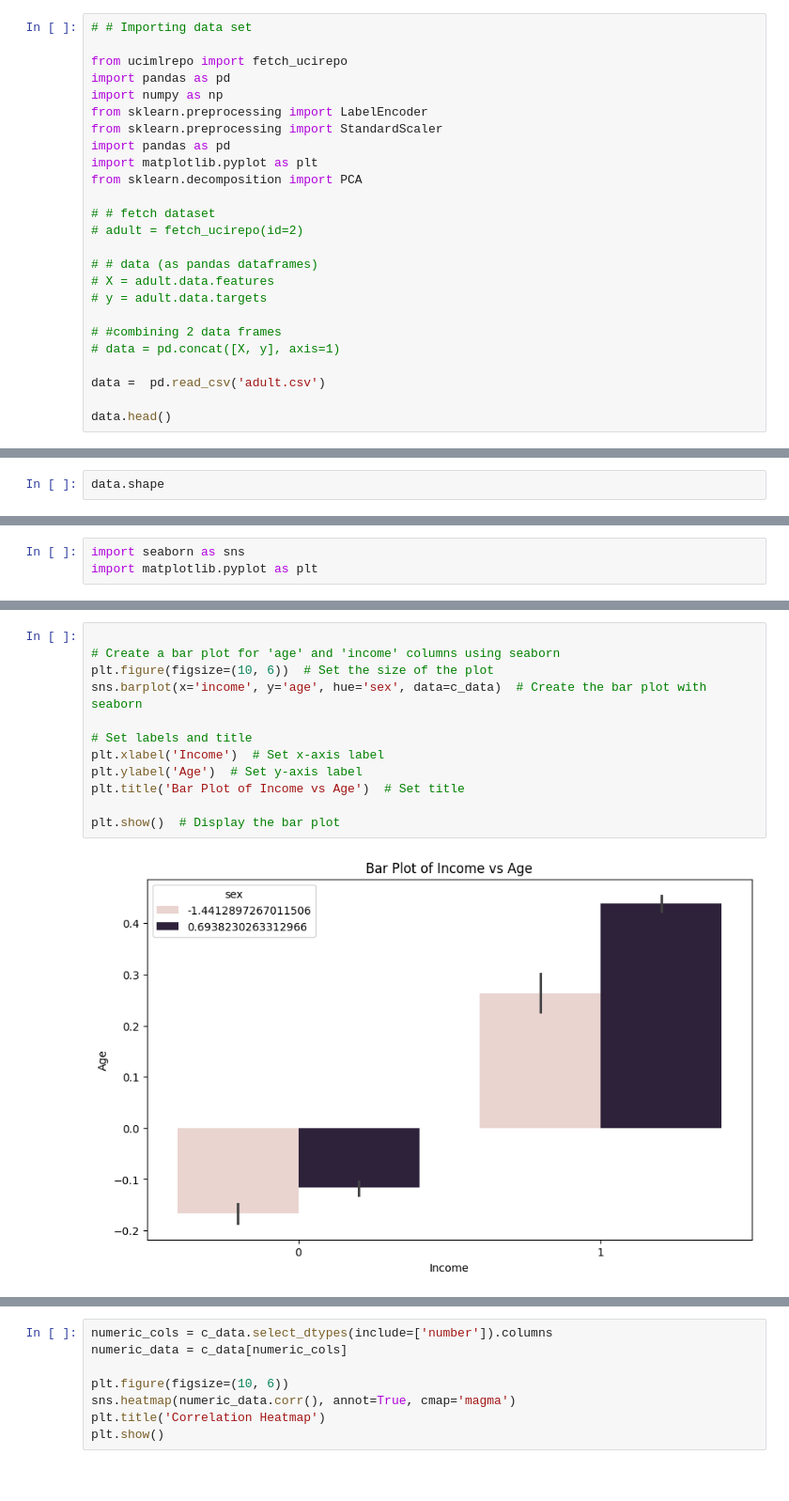
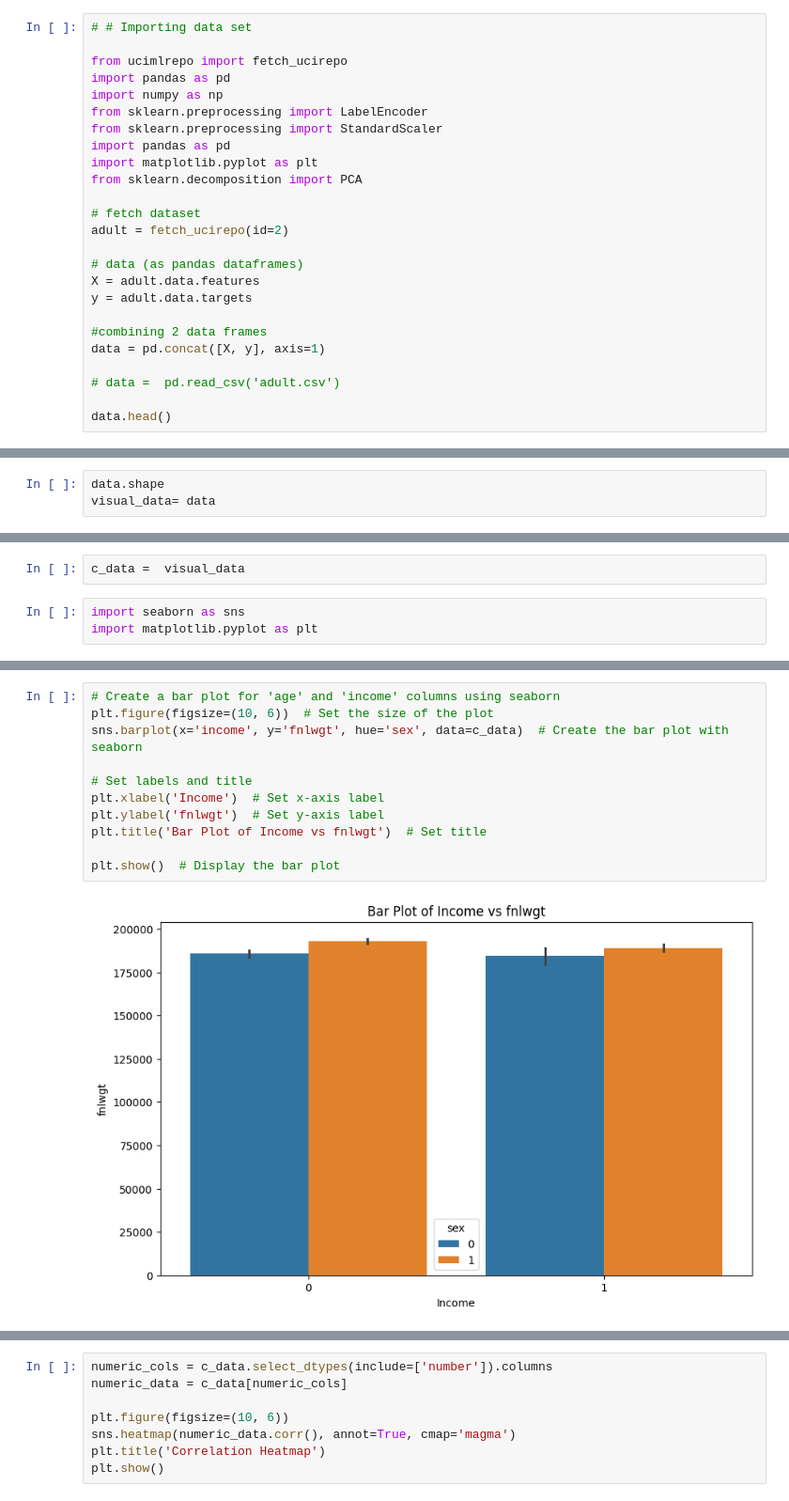
Before and after one commit to sandun94x/census-income-prediction, a Jupyter notebook: pre_processing.ipynb, the cells around one changed output, grey strips where cells are left out. Shown: that part at 94% size. Cells and saved outputs as stored; diff of their text form.

```diff
--- a/pre_processing.ipynb
+++ b/pre_processing.ipynb
@@ -14,17 +14,17 @@ import pandas as pd
 import matplotlib.pyplot as plt
 from sklearn.decomposition import PCA
 
-# # fetch dataset
-# adult = fetch_ucirepo(id=2)
+# fetch dataset
+adult = fetch_ucirepo(id=2)
 
-# # data (as pandas dataframes)
-# X = adult.data.features
-# y = adult.data.targets
+# data (as pandas dataframes)
+X = adult.data.features
+y = adult.data.targets
 
-# #combining 2 data frames
-# data = pd.concat([X, y], axis=1)
+#combining 2 data frames
+data = pd.concat([X, y], axis=1)
 
-data =  pd.read_csv('adult.csv')
+# data =  pd.read_csv('adult.csv')
 
 data.head()
 # %% [output]
@@ -263,3 +259,4 @@ data.duplicated().sum()
 data.drop_duplicates(inplace=True)
 # %%
 data.shape
+visual_data= data
@@ -558,3 +551,5 @@ c_data =  pd.read_csv('cleaned_data.csv')
+# %%
+c_data =  visual_data
 # %%
 import seaborn as sns
 import matplotlib.pyplot as plt
@@ -561,14 +570,13 @@ import matplotlib.pyplot as plt
 # %%
-
 # Create a bar plot for 'age' and 'income' columns using seaborn
 plt.figure(figsize=(10, 6))  # Set the size of the plot
-sns.barplot(x='income', y='age', hue='sex', data=c_data)  # Create the bar plot with seaborn
+sns.barplot(x='income', y='fnlwgt', hue='sex', data=c_data)  # Create the bar plot with seaborn
 
 # Set labels and title
 plt.xlabel('Income')  # Set x-axis label
-plt.ylabel('Age')  # Set y-axis label
-plt.title('Bar Plot of Income vs Age')  # Set title
+plt.ylabel('fnlwgt')  # Set y-axis label
+plt.title('Bar Plot of Income vs fnlwgt')  # Set title
 
 plt.show()  # Display the bar plot
 # %% [output]
-[figure, old version]
+[figure, new version]
```
Also changed, not shown: parts of 9 cells of this notebook, 2 other files.
